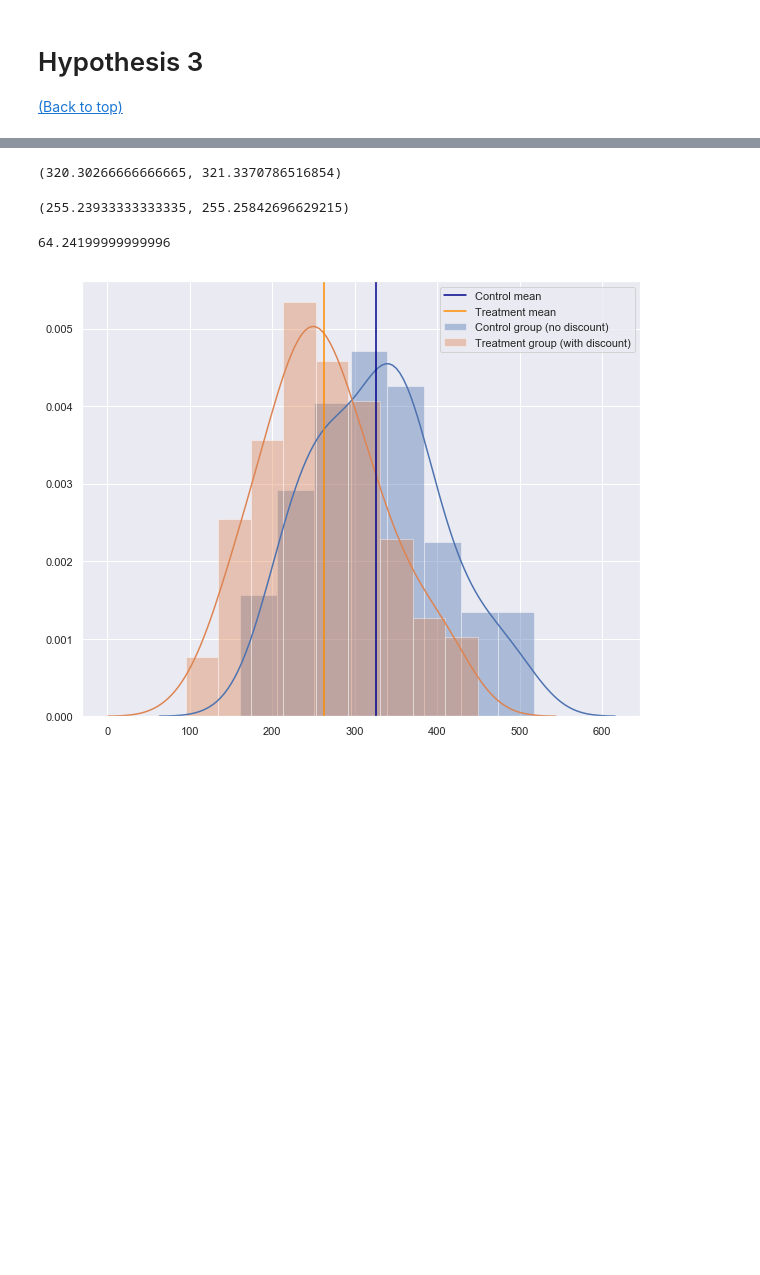
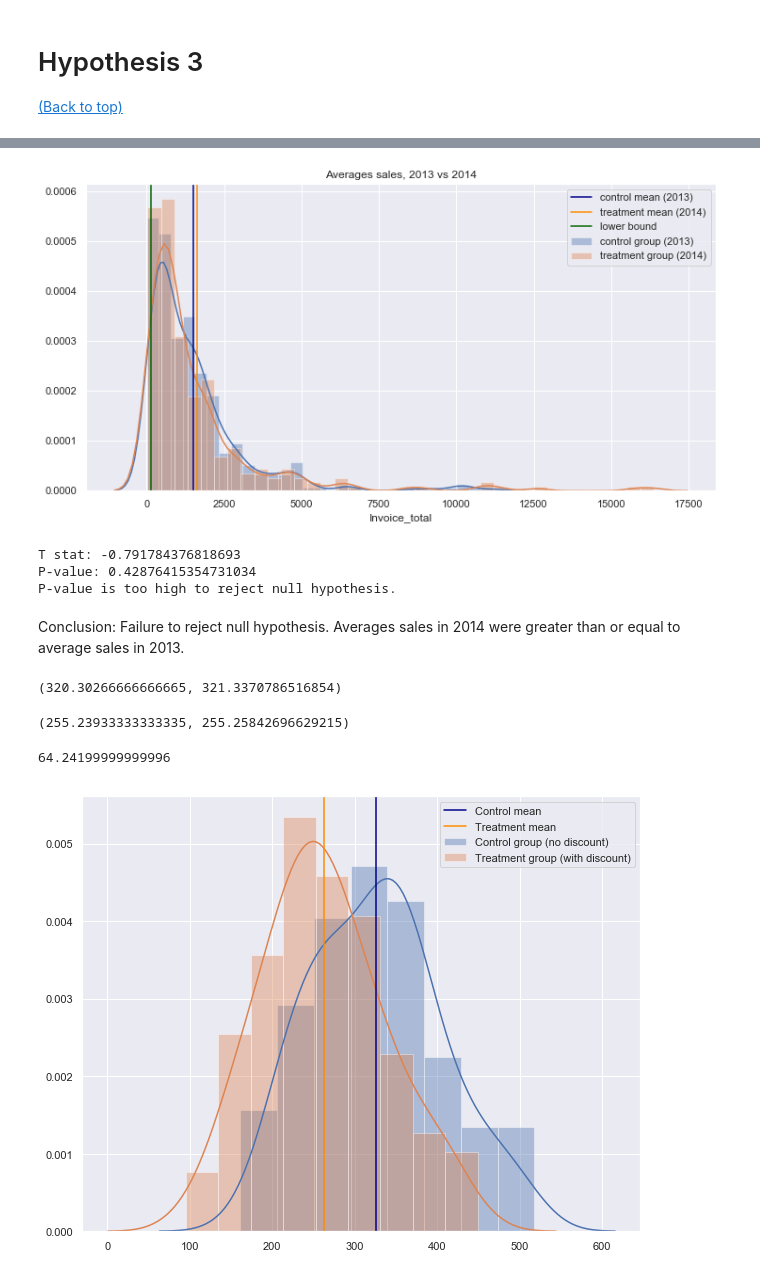
Before and after one commit to ssrosa/dsc-2-final-project-online-ds-pt-100118, a Jupyter notebook: student.ipynb, the cells around one changed output, grey strips where cells are left out. Saved outputs shown, nothing was run; the diff lists cells and outputs as text; code cells hidden in the pictures; blank space fills up the shorter version.

Commit message:
Hypothesis 3 complete.

```diff
--- a/student.ipynb
+++ b/student.ipynb
@@ -1438,0 +1340,17 @@ The 4 London employees generate less overall revenue even though their revenue p
+# %%
+#Get invoices for 2013
+invoices_2013 = pd.read_sql_query('''SELECT od.OrderId,
+                            SUM((od.UnitPrice * (1 - od.Discount)) * od.Quantity) Invoice_total
+                            FROM OrderDetail od
+                            JOIN [Order] o ON od.OrderId = o.Id
+                            WHERE o.OrderDate LIKE "2013%"
+                            GROUP BY od.OrderId
+                    ''', engine)
+#Get invoices for 2013
+invoices_2014 = pd.read_sql_query('''SELECT od.OrderId,
+                            SUM((od.UnitPrice * (1 - od.Discount)) * od.Quantity) Invoice_total
+                            FROM OrderDetail od
+                            JOIN [Order] o ON od.OrderId = o.Id
+                            WHERE o.OrderDate LIKE "2014%"
+                            GROUP BY od.OrderId
+                    ''', engine)
@@ -1438,0 +1386,33 @@ The 4 London employees generate less overall revenue even though their revenue p
+# %%
+#Control group from 2013 invoices
+#Treatment group from 2014 invoices
+control3 = invoices_2013['Invoice_total']
+treatment3 = invoices_2014['Invoice_total']
+# %%
+alpha = 0.05
+lower_bound = np.percentile(control3, 5)
+
+sns.set(color_codes = True)
+sns.set(rc={'figure.figsize':(12,6)})
+sns.distplot(control3, label = "control group (2013)")
+sns.distplot(treatment3, label = "treatment group (2014)")
+plt.axvline(control3.mean(), color = 'darkblue', label = 'control mean (2013)')
+plt.axvline(treatment3.mean(), color = 'darkorange', label = 'treatment mean (2014)')
+plt.axvline(lower_bound, color = 'darkgreen', label = 'lower bound')
+plt.title('Averages sales, 2013 vs 2014')
+plt.legend()
+plt.show()
+# %% [output]
+[figure, added]
+# %%
+t3, p3 = stats.ttest_ind(control3, treatment3)
+print('T stat:', t3)
+print('P-value:', p3)
+if p3 > alpha:
+    print('P-value is too high to reject null hypothesis.')
+# %% [output]
+T stat: -0.791784376818693
+P-value: 0.42876415354731034
+P-value is too high to reject null hypothesis.
+# %% [markdown]
+Conclusion: Failure to reject null hypothesis. Averages sales in 2014 were greater than or equal to average sales in 2013.
```
Also changed, not shown: parts of 32 cells of this notebook, 1 other file.
